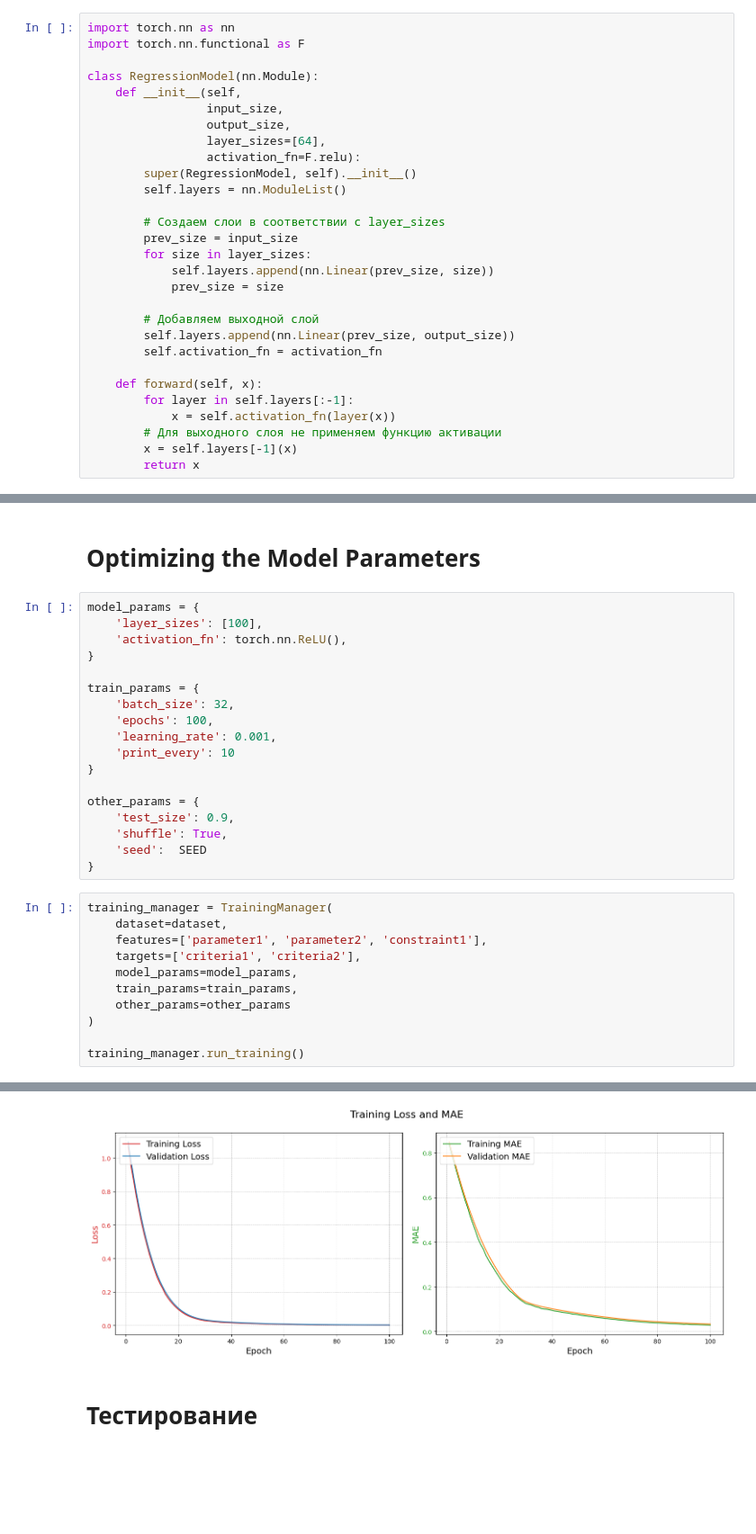
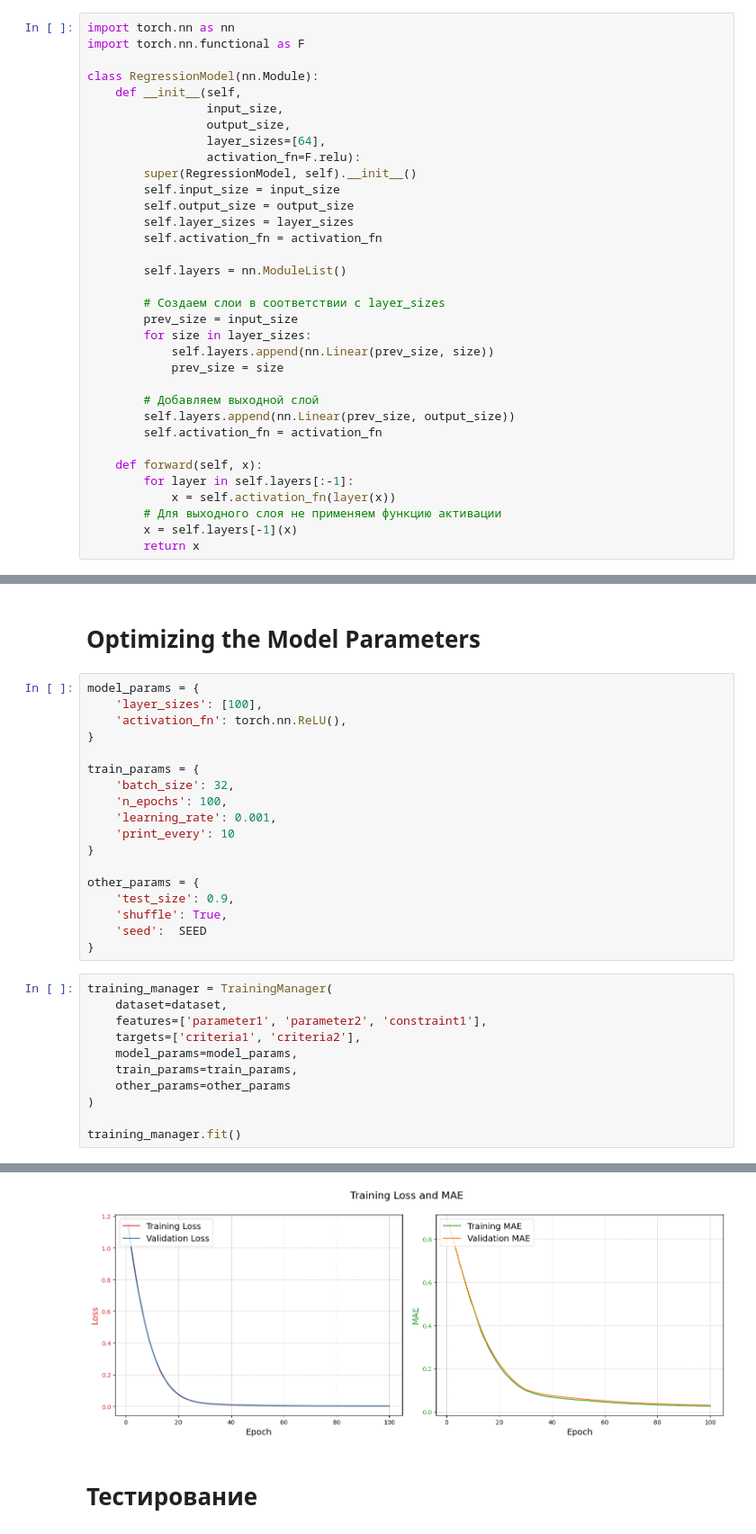
Before and after one commit to AntonSHBK/robot_parameters_analyse, a Jupyter notebook: new_metod.ipynb, the cells around one changed output, grey strips where cells are left out. Shown: that part at 90% size. Saved outputs shown, nothing was run; the diff lists cells and outputs as text; blank space fills up the shorter version.

```diff
--- a/new_metod.ipynb
+++ b/new_metod.ipynb
@@ -128,6 +128,11 @@ class RegressionModel(nn.Module):
                  layer_sizes=[64],
                  activation_fn=F.relu):
         super(RegressionModel, self).__init__()
+        self.input_size = input_size
+        self.output_size = output_size
+        self.layer_sizes = layer_sizes
+        self.activation_fn = activation_fn
+
         self.layers = nn.ModuleList()
 
         # Создаем слои в соответствии с layer_sizes
@@ -392,7 +472,7 @@ model_params = {
 
 train_params = {
     'batch_size': 32,
-    'epochs': 100,
+    'n_epochs': 100,
     'learning_rate': 0.001,
     'print_every': 10
 }
@@ -412,5 +492,5 @@ training_manager = TrainingManager(
     other_params=other_params
 )
 
-training_manager.run_training()
+training_manager.fit()
 # %% [output]
@@ -427,4 +507,4 @@ Epoch 100, Loss: 0.0017, MAE: 0.0289, Val Loss: 0.0024, Val MAE: 0.0336
-[figure, old version]
+[figure, new version]
 # %% [markdown]
 # Тестирование
 # %%
```
Also changed, not shown: parts of 9 cells of this notebook, 1 other file.
